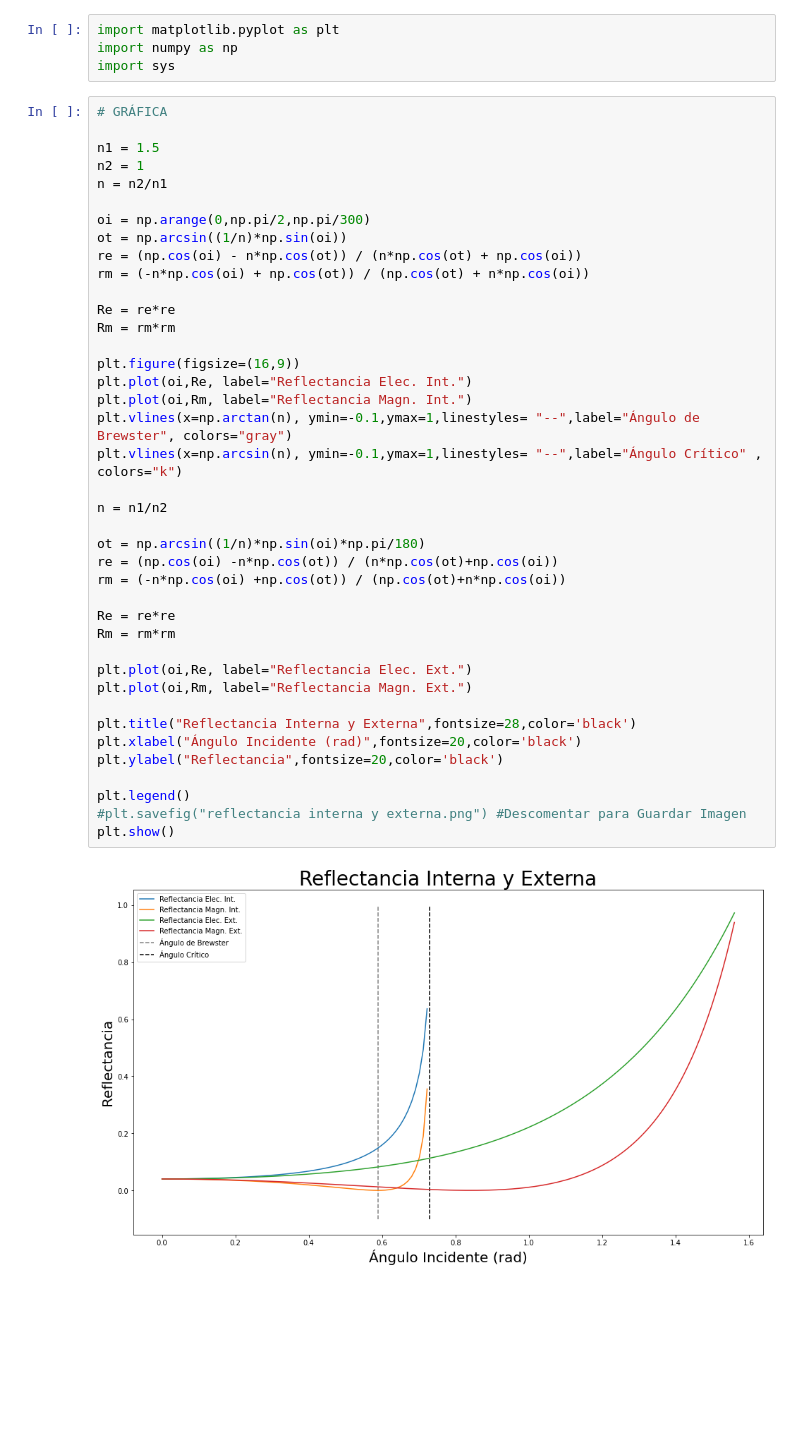
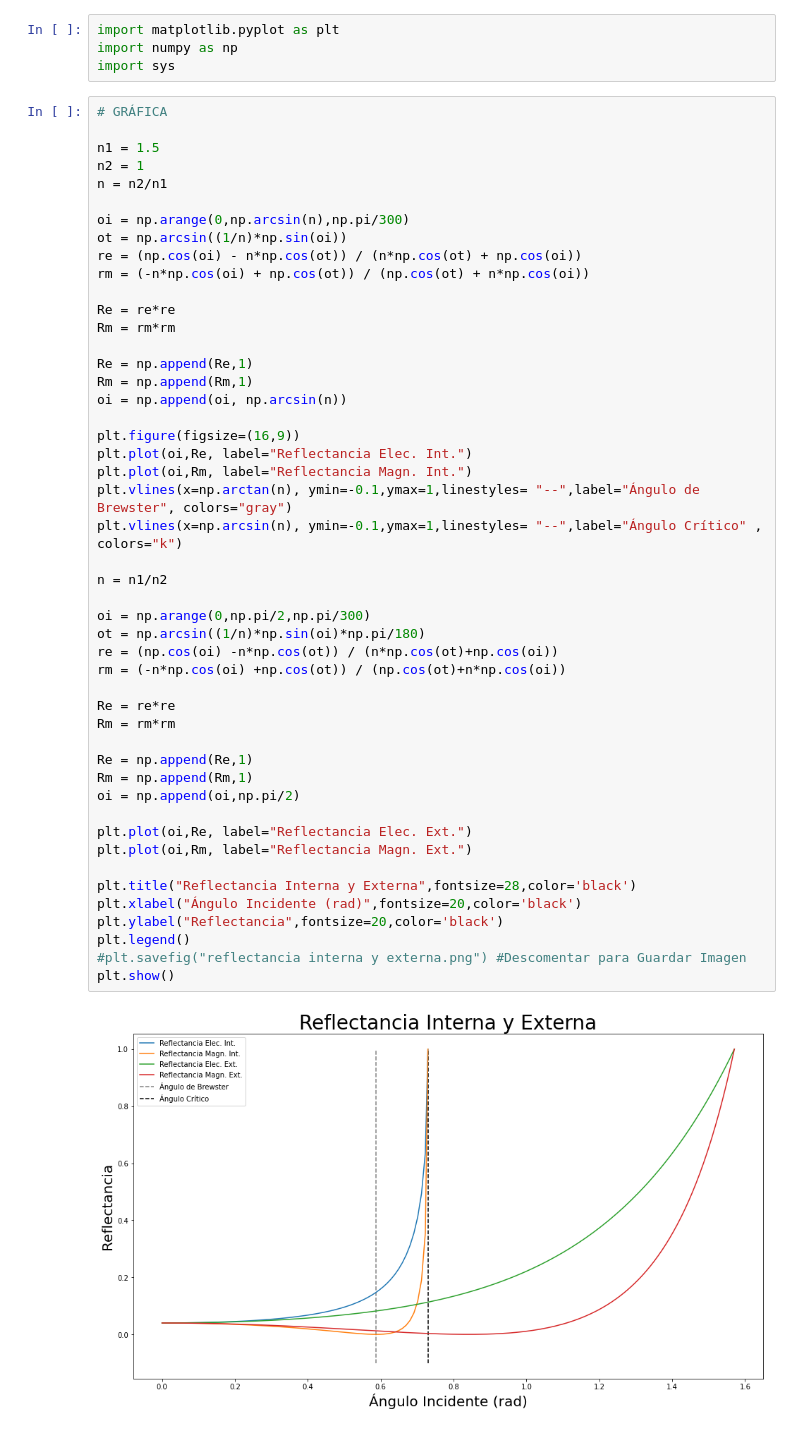
Before and after one commit to MiguelAngel-ht/Graficas-para-Optica, a Jupyter notebook: Reflectancia_Interna_y_Externa.ipynb, the cells around one changed output. Drawn from its saved outputs; the diff is of its cells as text; blank space fills up the shorter version.

```diff
--- a/Reflectancia_Interna_y_Externa.ipynb
+++ b/Reflectancia_Interna_y_Externa.ipynb
@@ -32,38 +32,46 @@ n1 = 1.5
 n2 = 1
 n = n2/n1
 
-oi = np.arange(0,np.pi/2,np.pi/300)
+oi = np.arange(0,np.arcsin(n),np.pi/300)
 ot = np.arcsin((1/n)*np.sin(oi))
 re = (np.cos(oi) - n*np.cos(ot)) / (n*np.cos(ot) + np.cos(oi))
 rm = (-n*np.cos(oi) + np.cos(ot)) / (np.cos(ot) + n*np.cos(oi))
 
 Re = re*re
 Rm = rm*rm
+
+Re = np.append(Re,1)
+Rm = np.append(Rm,1)
+oi = np.append(oi, np.arcsin(n))
 
 plt.figure(figsize=(16,9))
 plt.plot(oi,Re, label="Reflectancia Elec. Int.")
 plt.plot(oi,Rm, label="Reflectancia Magn. Int.")
 plt.vlines(x=np.arctan(n), ymin=-0.1,ymax=1,linestyles= "--",label="Ángulo de Brewster", colors="gray")
 plt.vlines(x=np.arcsin(n), ymin=-0.1,ymax=1,linestyles= "--",label="Ángulo Crítico" , colors="k")
 
 n = n1/n2
 
+oi = np.arange(0,np.pi/2,np.pi/300)
 ot = np.arcsin((1/n)*np.sin(oi)*np.pi/180)
 re = (np.cos(oi) -n*np.cos(ot)) / (n*np.cos(ot)+np.cos(oi))
 rm = (-n*np.cos(oi) +np.cos(ot)) / (np.cos(ot)+n*np.cos(oi))
 
 Re = re*re
 Rm = rm*rm
 
+Re = np.append(Re,1)
+Rm = np.append(Rm,1)
+oi = np.append(oi,np.pi/2)
+
 plt.plot(oi,Re, label="Reflectancia Elec. Ext.")
 plt.plot(oi,Rm, label="Reflectancia Magn. Ext.")
 
 plt.title("Reflectancia Interna y Externa",fontsize=28,color='black')
 plt.xlabel("Ángulo Incidente (rad)",fontsize=20,color='black')
 plt.ylabel("Reflectancia",fontsize=20,color='black')
-
 plt.legend()
 #plt.savefig("reflectancia interna y externa.png") #Descomentar para Guardar Imagen
 plt.show()
 # %% [output]
-[figure, old version]
+[figure, new version]
```
